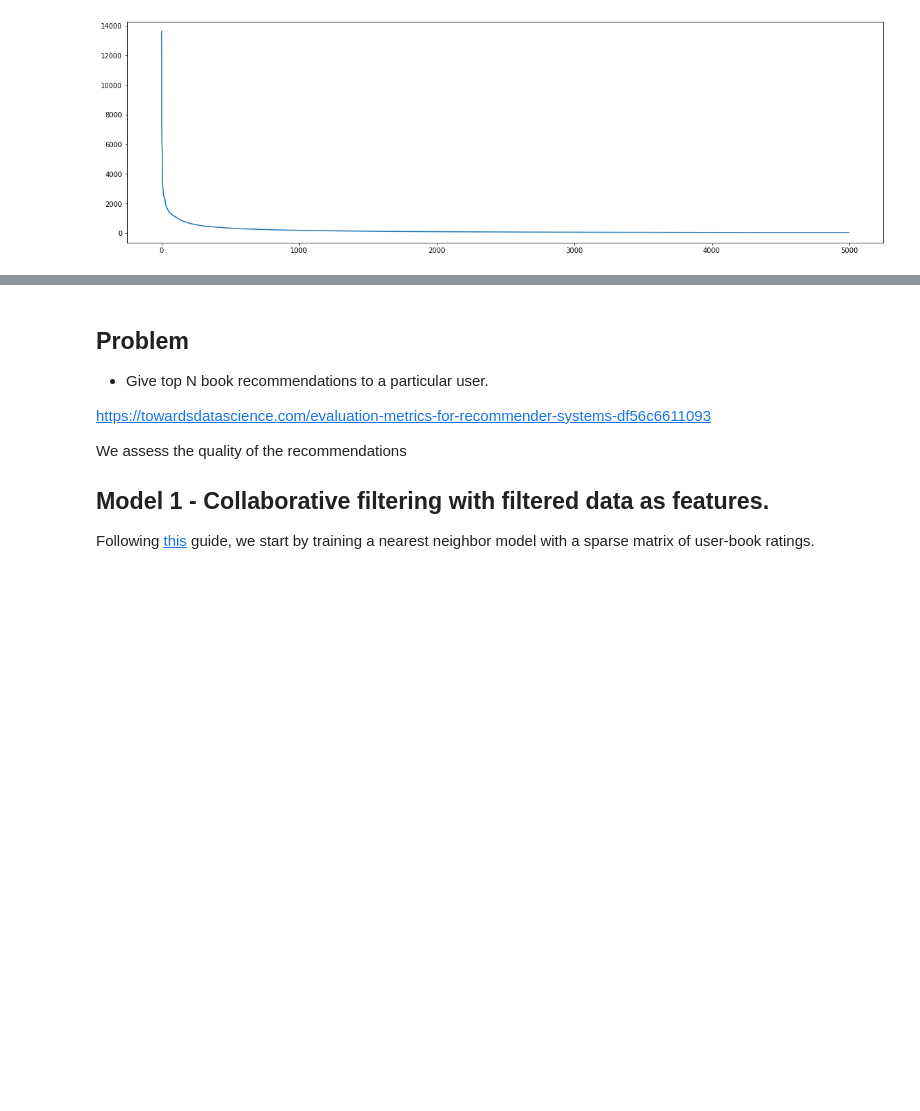
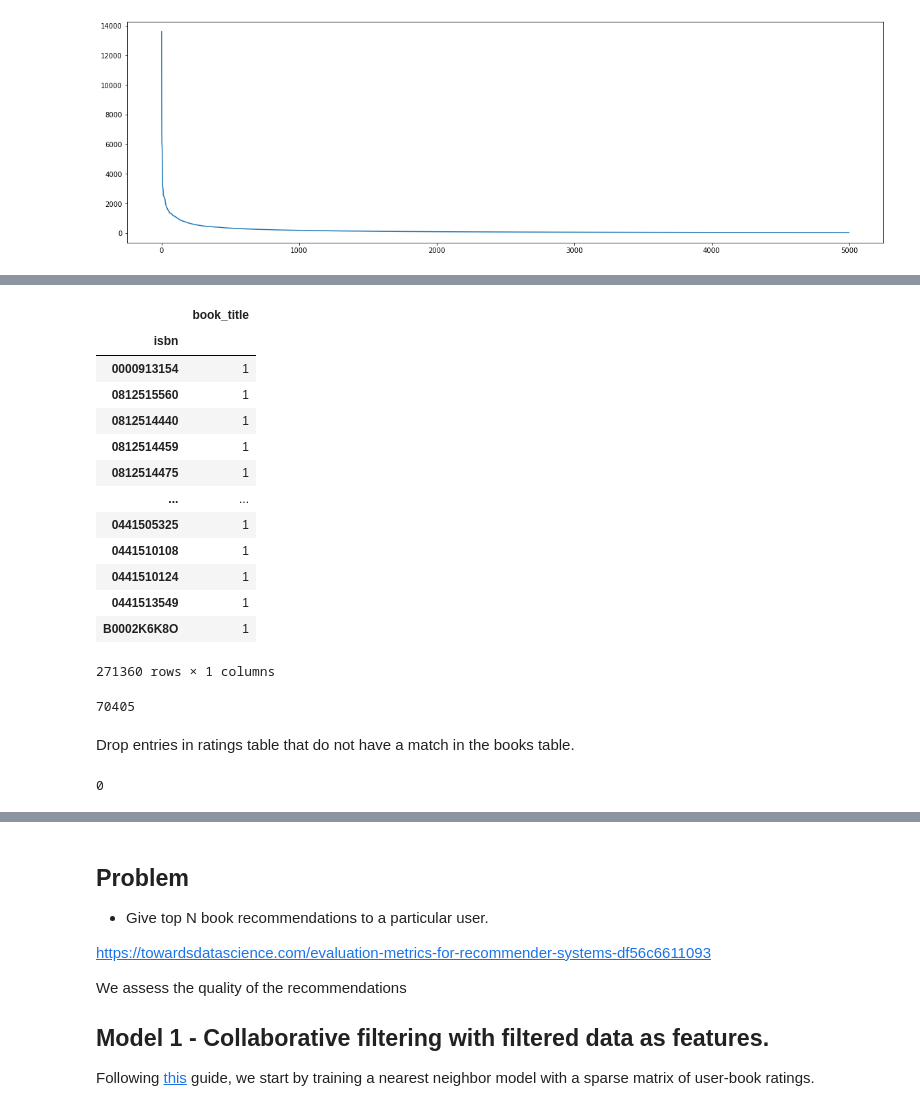
Before and after one commit to GoldFish88/book_recommender, a Jupyter notebook: book_recommender.ipynb, the cells around one changed output, grey strips where cells are left out. Cells and saved outputs as stored; diff of their text form; code cells hidden in the pictures; blank space fills up the shorter version.

Commit message:
Demo UI + Ratings with info only

```diff
--- a/book_recommender.ipynb
+++ b/book_recommender.ipynb
@@ -96,0 +126,31 @@ plt.plot(np.arange(0,5000), num_ratings[:5000])
+# %%
+# ISBN with multiple book titles
+unique_isbn = books[['isbn','book_title']].groupby('isbn').count()
+unique_isbn.sort_values(by='book_title', ascending=False)
+# %% [output]
+|  | book_title |
+| isbn |  |
+| 0000913154 | 1 |
+| 0812515560 | 1 |
+| 0812514440 | 1 |
+| 0812514459 | 1 |
+| 0812514475 | 1 |
+| ... | ... |
+| 0441505325 | 1 |
+| 0441510108 | 1 |
+| 0441510124 | 1 |
+| 0441513549 | 1 |
+| B0002K6K8O | 1 |
+271360 rows × 1 columns
+# %%
+# isbn in ratings table without info in books table
+books_isbn_set = set(books['isbn'].unique())
+ratings_isbn_set = set(ratings['isbn'].unique())
+
+isbn_no_info = ratings_isbn_set.difference(books_isbn_set)
+
+len(isbn_no_info)
+# %% [output]
+70405
+# %% [markdown]
+Drop entries in ratings table that do not have a match in the books table.
@@ -96,0 +163,10 @@ plt.plot(np.arange(0,5000), num_ratings[:5000])
+# %%
+# isbn in ratings table without info in books table
+users_userid_set = set(users['user_id'].unique())
+ratings_userid_set = set(ratings['user_id'].unique())
+
+user_no_info = ratings_userid_set.difference(users_userid_set)
+
+len(user_no_info)
+# %% [output]
+0
```
Also changed, not shown: parts of 19 cells of this notebook.
